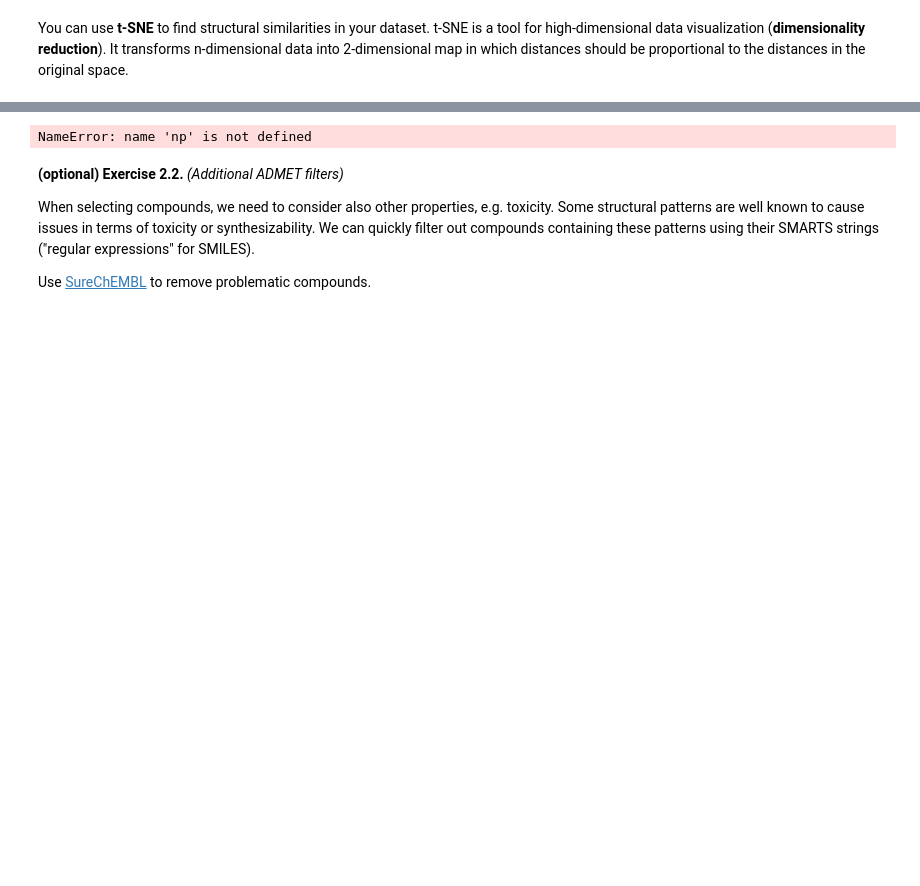
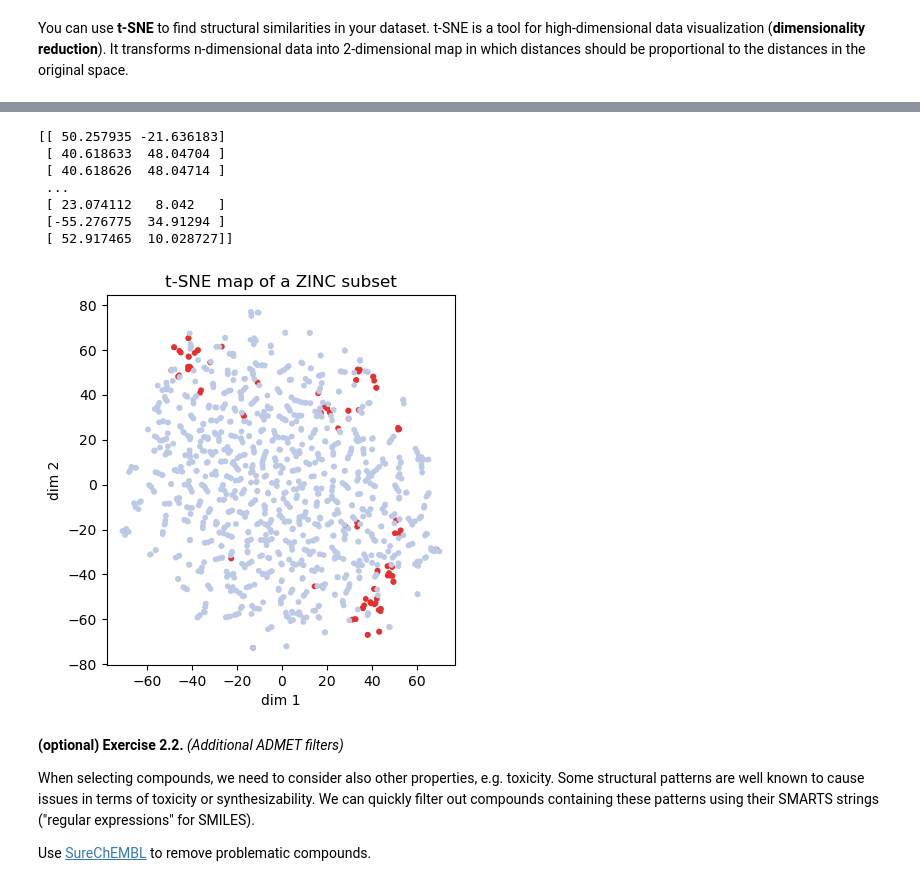
Before and after one commit to hubertrybka/mldd23, a Jupyter notebook: labs/L2-dataset-preparation/laboratory.ipynb, the cells around one changed output, grey strips where cells are left out. Drawn from its saved outputs; the diff is of its cells as text; code cells hidden in the pictures; blank space fills up the shorter version.

```diff
--- a/labs/L2-dataset-preparation/laboratory.ipynb
+++ b/labs/L2-dataset-preparation/laboratory.ipynb
@@ -428,11 +436,13 @@ activ_df_sorted = activ_df.sort_values(by='Predicted', ascending=True)
 activ_df_sorted = activ_df_sorted.iloc[:100]
 
 with open('ZINC_output.csv', 'w') as file:
+    file.write('smiles,IC50\n')
     for index, row in activ_df_sorted.iterrows():
         smiles = row['Smiles']
         IC50 = round(row['Predicted'], 3)
         zinc_ID = row['ID']
         file.write(f'{smiles},{IC50}\n')
+print('done!')
 # %% [output]
 featurizer...
 predicting...
@@ -444,6 +455,7 @@ How similar are the selected compounds to the training data? Can you measure the
 You can use **t-SNE** to find structural similarities in your dataset. t-SNE is a tool for high-dimensional data visualization (**dimensionality reduction**). It transforms n-dimensional data into 2-dimensional map in which distances should be proportional to the distances in the original space.
 # %%
 from sklearn.manifold import TSNE
+from sklearn.decomposition import PCA
 
 def get_morgan(smiles):
     mol = Chem.MolFromSmiles(smiles)
@@ -452,4 +464,11 @@ def get_morgan(smiles):
 
 df_zinc = pd.read_csv('zinc.smi', sep=' ', index_col=1).sample(n=1000)
 df_zinc['fingerprint'] = [get_morgan(smiles) for smiles in df_zinc.smiles]
+df_zinc['color'] = np.full(df_zinc.shape[0], '#bccae7')
+df_selected = pd.read_csv('ZINC_output.csv')
+df_selected['fingerprint'] = [get_morgan(smiles) for smiles in df_selected.smiles]
+df_selected['color'] = np.full(df_selected.shape[0], '#e53030')
+df_combined = pd.DataFrame({'fingerprint': np.concatenate((df_selected.fingerprint, df_zinc.fingerprint)),
+                            'color': np.concatenate((df_selected.color, df_zinc.color))})
+df_combined.head()
 # %% [output]
@@ -457,15 +481,25 @@ NameError: name 'pd' is not defined
 # %%
-tsne = TSNE()
-components = tsne.fit_transform(np.stack(df_zinc.fingerprint))
+tsne = TSNE(metric='jaccard', perplexity=10)
+#zinc_PCA = PCA(n_components=50).fit_transform(df_zinc.fingerprint)
+zinc_tsne = tsne.fit_transform(np.stack(df_combined.fingerprint))
+print(zinc_tsne)
 # %% [output]
-NameError: name 'np' is not defined
+[[ 50.257935 -21.636183]
+ [ 40.618633  48.04704 ]
+ [ 40.618626  48.04714 ]
+ ...
+ [ 23.074112   8.042   ]
+ [-55.276775  34.91294 ]
+ [ 52.917465  10.028727]]
 # %%
-plt.scatter(components[:, 0], components[:, 1], s=10)
+plt.scatter(zinc_tsne[:, 0], zinc_tsne[:, 1], s=10, color=df_combined.color)
 plt.gca().set_aspect('equal')
 plt.title('t-SNE map of a ZINC subset')
 plt.xlabel('dim 1')
 plt.ylabel('dim 2')
 plt.show()
+# %% [output]
+[figure, added]
 # %% [markdown]
 **(optional) Exercise 2.2.** *(Additional ADMET filters)*
 
```
Also changed, not shown: parts of 9 cells of this notebook, 2 other files.
